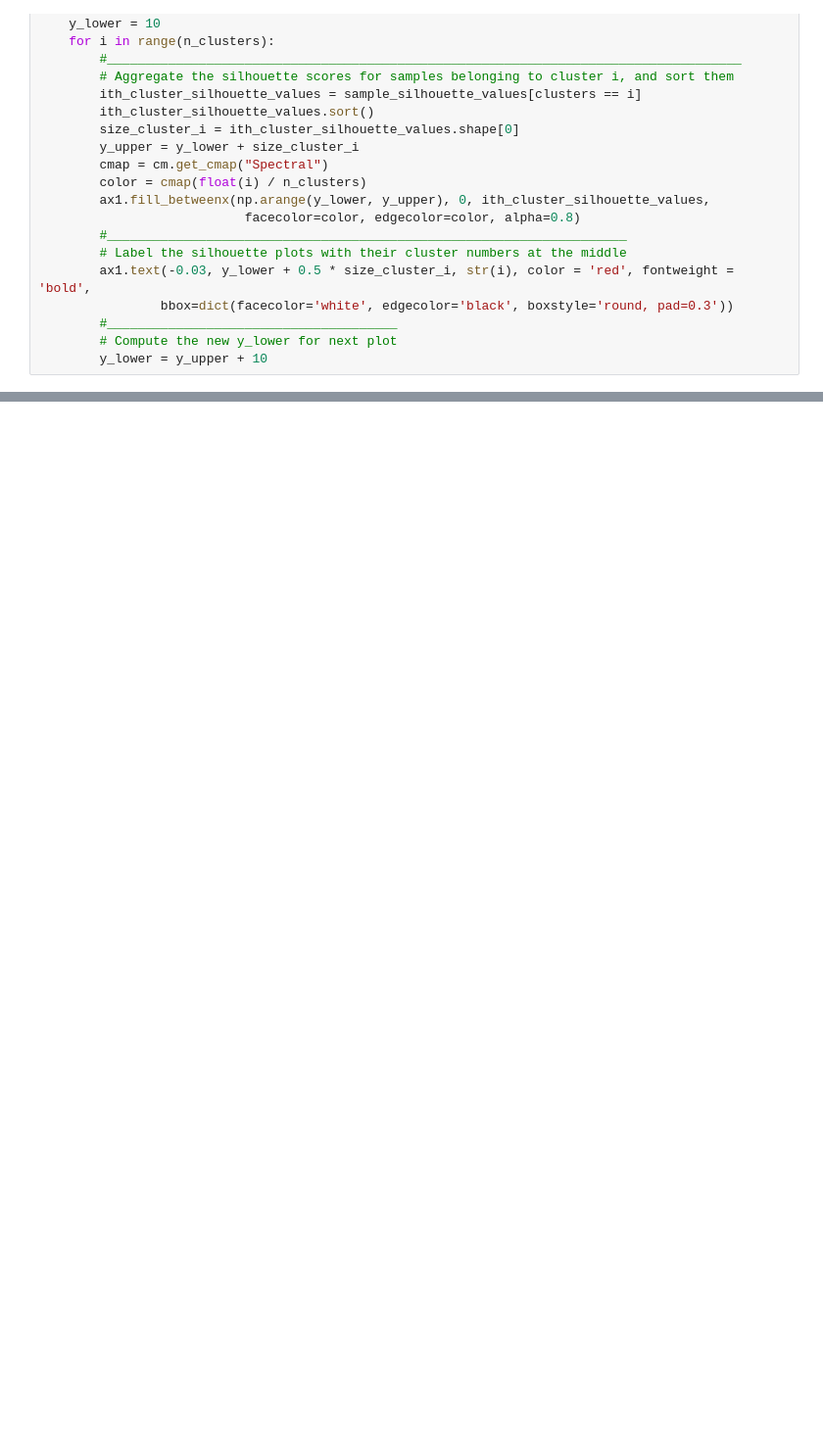
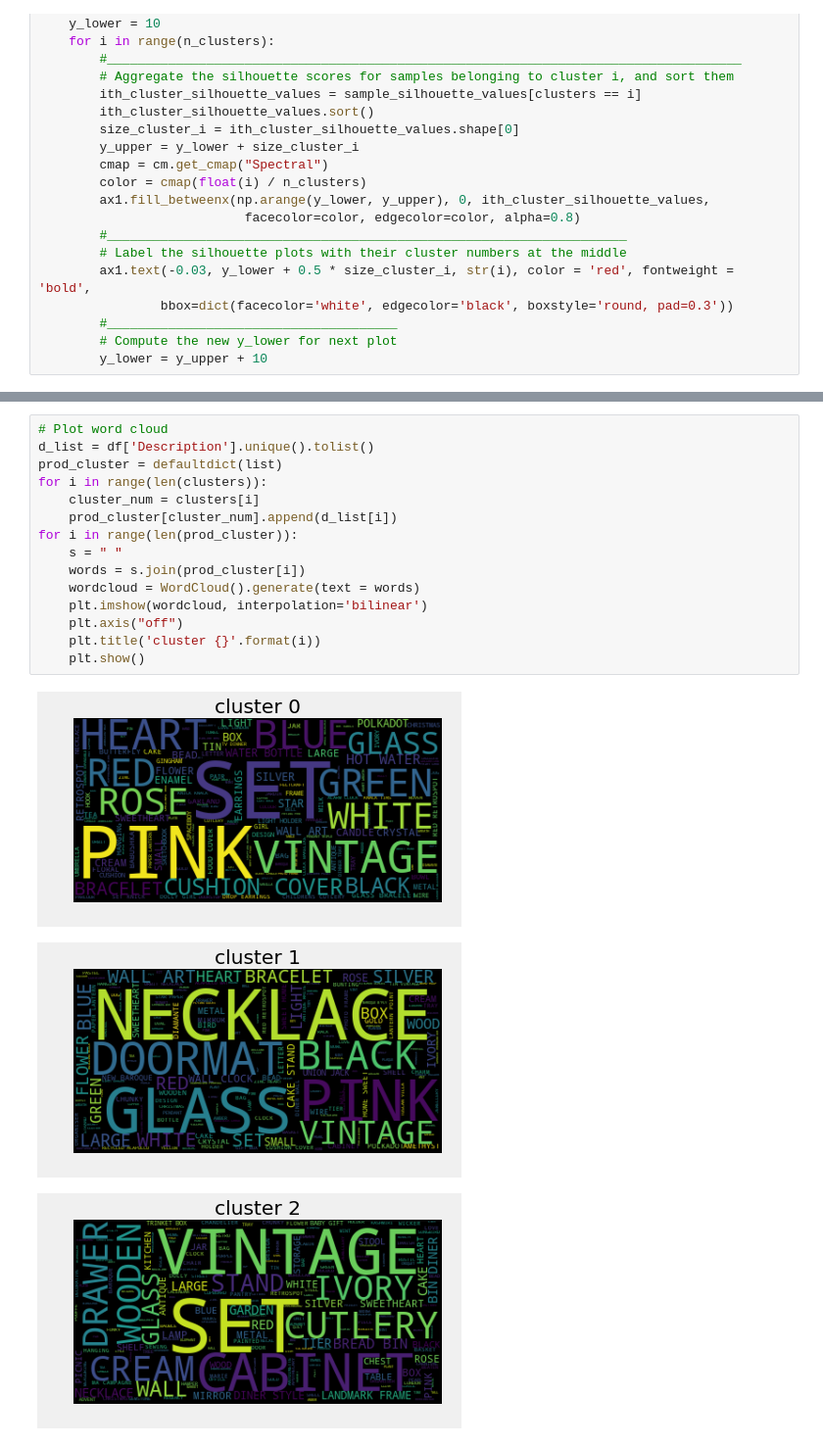
Before and after one commit to fay067/CSC522_P08_Project, a Jupyter notebook: tf-idf_prod_clustering.ipynb, the cells around one changed output, grey strips where cells are left out. Shown at 98% size. Drawn from its saved outputs; the diff is of its cells as text; blank space fills up the shorter version.

```diff
--- a/tf-idf_prod_clustering.ipynb
+++ b/tf-idf_prod_clustering.ipynb
@@ -78,0 +84,19 @@ silhouette_graph(6, [-0.07, 0.33], len(df), sample_silhouette_values, clusters)
+# %%
+# Plot word cloud
+d_list = df['Description'].unique().tolist()
+prod_cluster = defaultdict(list)
+for i in range(len(clusters)):
+    cluster_num = clusters[i]
+    prod_cluster[cluster_num].append(d_list[i])
+for i in range(len(prod_cluster)):
+    s = " "
+    words = s.join(prod_cluster[i])
+    wordcloud = WordCloud().generate(text = words)
+    plt.imshow(wordcloud, interpolation='bilinear')
+    plt.axis("off")
+    plt.title('cluster {}'.format(i))
+    plt.show()
+# %% [output]
+[figure, added]
+[figure, added]
+[figure, added]
```
Also changed, not shown: parts of 10 cells of this notebook, 5 other files.
